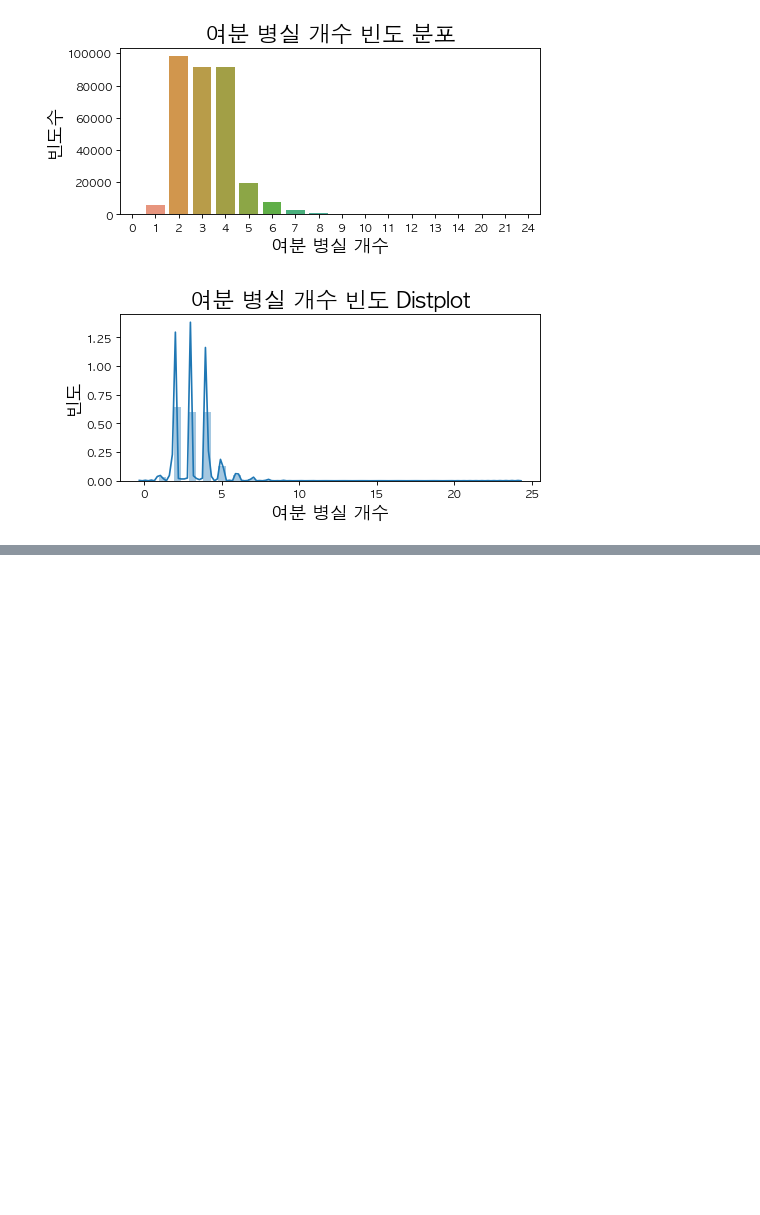
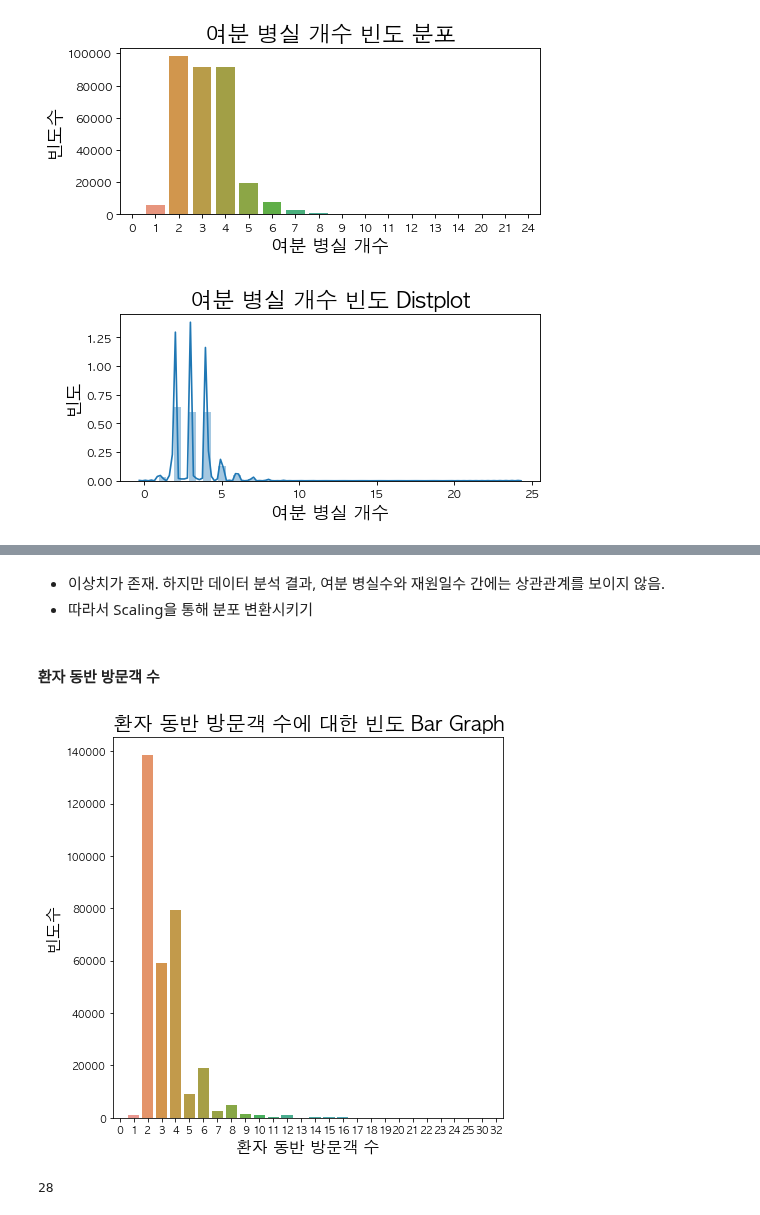
Before and after one commit to young-hun-jo/DataAnalysis, a Jupyter notebook: healthcare_los/prediction_modeling.ipynb, the cells around one changed output, grey strips where cells are left out. Saved outputs shown, nothing was run; the diff lists cells and outputs as text; code cells hidden in the pictures; blank space fills up the shorter version.

```diff
--- a/healthcare_los/prediction_modeling.ipynb
+++ b/healthcare_los/prediction_modeling.ipynb
@@ -152,0 +162,21 @@ num_df['Available Extra Rooms in Hospital'].plot.bar()
+# %% [markdown]
+- 이상치가 존재. 하지만 데이터 분석 결과, 여분 병실수와 재원일수 간에는 상관관계를 보이지 않음.
+- 따라서 Scaling을 통해 분포 변환시키기
+# %% [markdown]
+#### 환자 동반 방문객 수
+# %%
+# 환자 동반 방문객 수(countplot, distplot)
+# 환자 동반 방문객 수도 이산형(Discrete) 변수이기 때문에 확률밀도함수를 그리지 않고 countplot으로 정규분포형태 확인!
+plt.figure(figsize=(7,7))
+sns.countplot(num_df['Visitors with Patient'])
+plt.title("환자 동반 방문객 수에 대한 빈도 Bar Graph", fontsize=20)
+plt.xlabel("환자 동반 방문객 수", fontsize=16)
+plt.ylabel("빈도수", fontsize=16)
+plt.show()
+# %% [output]
+[figure, added]
+# %%
+# 방문객 수(이산형 변수) unique한 값 개수
+num_df['Visitors with Patient'].nunique()
+# %% [output]
+28
```
Also changed, not shown: parts of 24 cells of this notebook.
